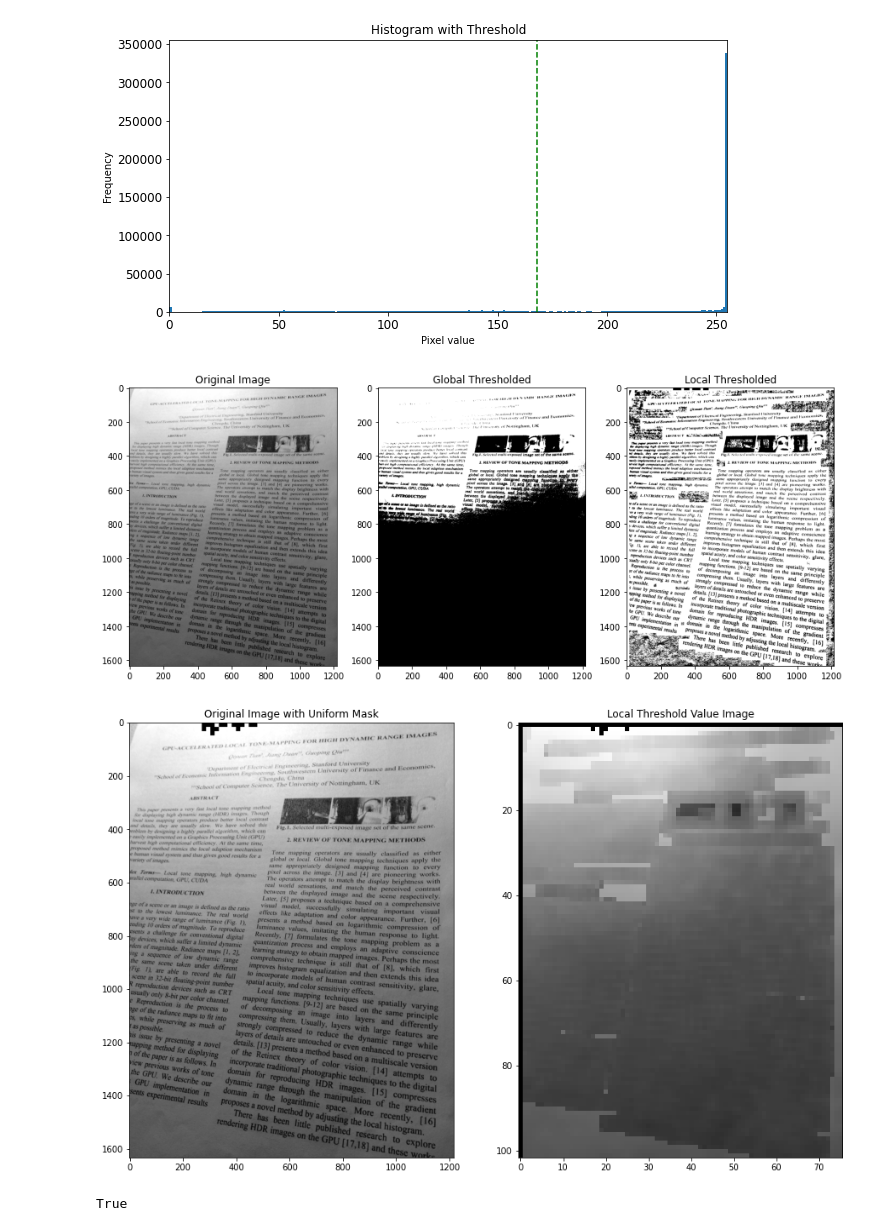
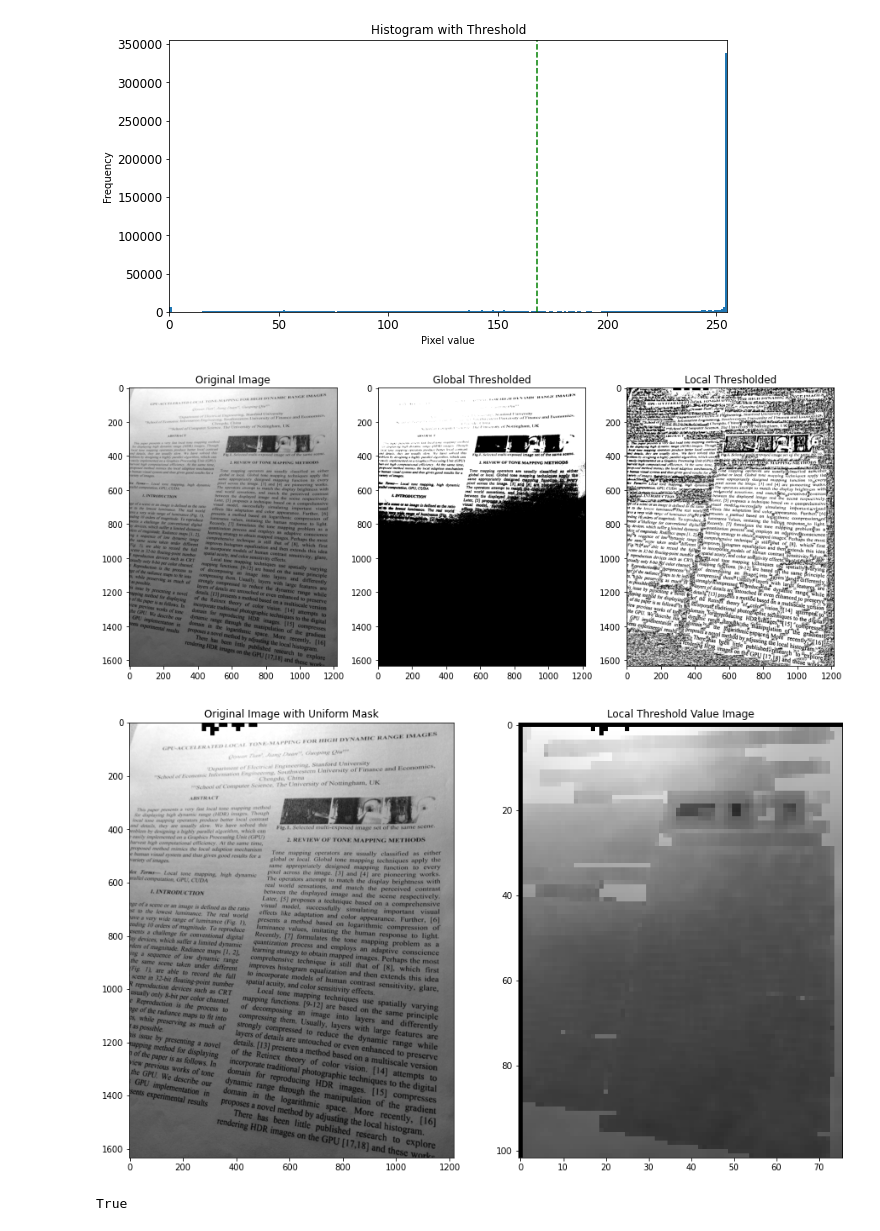
Before and after one commit to nguyenvudev20/mse22.imageprocessing, a Jupyter notebook: Nhom_6_DIVP.ipynb, the cells around one changed output. Saved outputs shown, nothing was run; the diff lists cells and outputs as text; code cells hidden in the pictures.

```diff
--- a/Nhom_6_DIVP.ipynb
+++ b/Nhom_6_DIVP.ipynb
@@ -222,13 +222,15 @@ plt.savefig('Global_Thresholding_Histogram.png', dpi=300, bbox_inches='tight')
 
 # load image
 img_goc = cv2.imread(path_folder+'paper.png')
-img = cv2.cvtColor(img_goc, cv2.COLOR_BGR2GRAY)
+gray = cv2.cvtColor(img_goc, cv2.COLOR_BGR2GRAY)
+gray = cv2.convertScaleAbs(gray)
+
 
 # global thresholding
-level, globalbwImg = cv2.threshold(img, 0, 255, cv2.THRESH_BINARY + cv2.THRESH_OTSU)
+level, globalbwImg = cv2.threshold(gray, 0, 1, cv2.THRESH_BINARY + cv2.THRESH_OTSU)
 
 # local thresholding
-row, col = img.shape
+row, col = gray.shape
 stepSize = 16
 tileSize = 32
 varThresh = 0.0005
@@ -245,7 +247,7 @@ for i in range(row // stepSize):
         rowTile = slice((i - 1) * stepSize, i * stepSize)
 
     # determine local Otsu's threshold for every single row
-    rowThresh, _ = cv2.threshold(img[rowTile, :], 0, 1, cv2.THRESH_BINARY + cv2.THRESH_OTSU)
+    rowThresh, _ = cv2.threshold(gray[rowTile, :], 0, 1, cv2.THRESH_BINARY + cv2.THRESH_OTSU)
 
     for j in range(col // stepSize):
         # get indices for col
@@ -255,47 +257,47 @@ for i in range(row // stepSize):
             colTile = slice((j - 1) * stepSize, j * stepSize)
 
         # determine local variance
-        step = img[rowStep, colStep]
+        step = gray[rowStep, colStep]
         varStep = np.var(step)
 
         # determine local Otsu's threshold for every single column
-        tile = img[rowTile, colTile]
-        localThresh, _ = cv2.threshold(tile, 0, 1, cv2.THRESH_BINARY + cv2.THRESH_OTSU)
+        tile = gray[rowTile, colTile]
+        localThresh, _ = cv2.threshold(tile, 0, 255, cv2.THRESH_BINARY + cv2.THRESH_OTSU)
 
         # convert to bw tile based on local Otsu's threshold
         if varStep > varThresh:
-            localbwImg[rowStep, colStep] = cv2.threshold(step, localThresh, 1, cv2.THRESH_BINARY)[1]
-            uniformMask[rowStep, colStep] = np.ones((stepSize, stepSize), dtype=np.uint8)
+            localbwImg[rowStep, colStep] = cv2.threshold(step, localThresh, 1, cv2.THRESH_BINARY+ cv2.THRESH_OTSU)[1]
+            uniformMask[rowStep, colStep] = np.ones((stepSize, stepSize), dtype=np.uint32)
             threshIm[i, j] = localThresh
         else:  # threshold based on local mean
             localMean = np.mean(tile)
             threshIm[i, j] = 0
             if localMean > min(rowThresh, level):
-                localbwImg[rowStep, colStep] = np.ones((stepSize, stepSize), dtype=np.uint8)
+                localbwImg[rowStep, colStep] = np.ones((stepSize, stepSize), dtype=np.uint32)
             else:
-                localbwImg[rowStep, colStep] = np.zeros((stepSize, stepSize), dtype=np.uint8)
-            uniformMask[rowStep, colStep] = np.zeros((stepSize, stepSize), dtype=np.uint8)
+                localbwImg[rowStep, colStep] = np.zeros((stepSize, stepSize), dtype=np.uint32)
+            uniformMask[rowStep, colStep] = np.zeros((stepSize, stepSize), dtype=np.uint32)
 
 
 
 # show images
 fig, axs = plt.subplots(1, 3, figsize=(15, 20))
 axs[0].imshow(cv2.cvtColor(img_goc, cv2.COLOR_BGR2RGB))
 axs[0].set_title('Original Image')
 axs[1].imshow(globalbwImg, cmap='gray')
 axs[1].set_title('Global Thresholded')
 axs[2].imshow(localbwImg, cmap='gray')
 axs[2].set_title('Local Thresholded')
-plt.show()
+
 
 fig, axs = plt.subplots(1, 2, figsize=(15, 20))
 axs[0].imshow(uniformMask * img, cmap='gray')
 axs[0].set_title('Original Image with Uniform Mask')
 axs[1].imshow(threshIm, cmap='gray')
 axs[1].set_title('Local Threshold Value Image')
 plt.show()
 # %% [output]
-[figure, old version]
+[figure, new version]
 [figure]
 # %%
 #@title L11_4 Region Labelling
```
